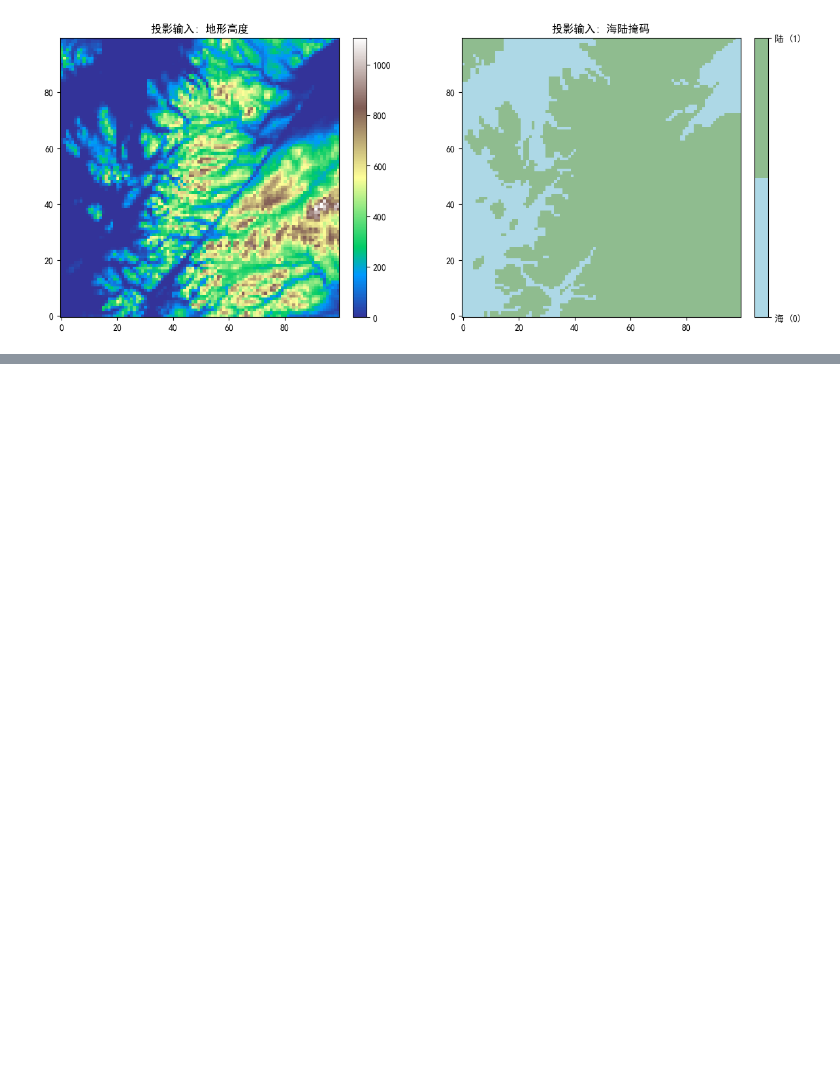
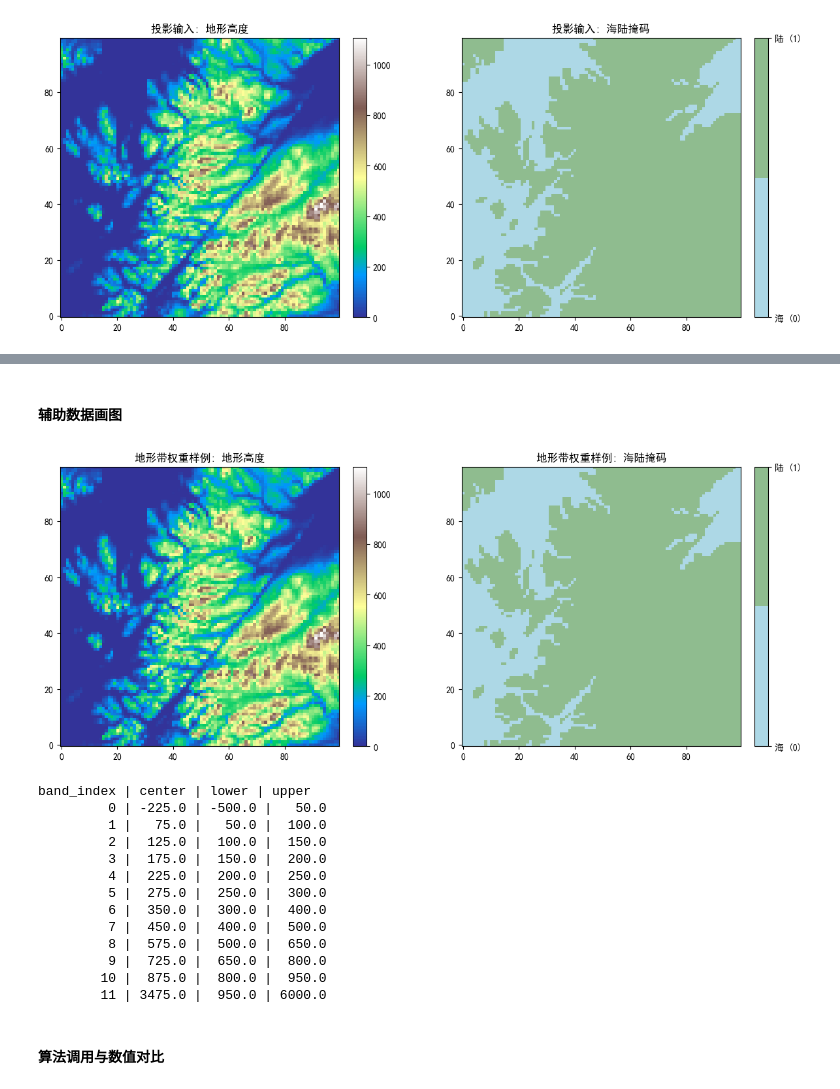
Before and after one commit to guoyunqian/NIMM_pip_repos, a Jupyter notebook: 00temp/generate_ancillary/nbs/generate_ancillary.ipynb, the cells around one changed output, grey strips where cells are left out. Drawn from its saved outputs; the diff is of its cells as text; code cells hidden in the pictures; blank space fills up the shorter version.

```diff
--- a/00temp/generate_ancillary/nbs/generate_ancillary.ipynb
+++ b/00temp/generate_ancillary/nbs/generate_ancillary.ipynb
@@ -490,0 +380,17 @@ band_index | center | lower | upper
+# %%
+orog_meb_path = CLI_INPUT_DIR / "input_orog_meb.nc"
+land_meb_path = CLI_INPUT_DIR / "input_land_meb.nc"
+require_files([orog_meb_path, land_meb_path], "地形带投影 meb")
+orography = meb.read_griddata_from_nc(str(orog_meb_path))
+landmask = meb.read_griddata_from_nc(str(land_meb_path))
+
+# 读取 JSON 格式的地形带上下界
+with open(BASIC_DIR / "bounds.json", "r", encoding="utf-8") as infile:
+    json_thresholds = json.load(infile)
+
+print("orography:", orography.name, orography.shape)
+print("landmask:", landmask.name, landmask.shape)
+print("="*11," 默认阈值 ","="*11)
+print(describe_bands(THRESHOLDS_DICT))
+print("="*11," JSON 阈值 ","="*11)
+print(describe_bands(json_thresholds))
@@ -761,0 +492,31 @@ max_abs(原方法CLI-KGO): 0.0
+# %% [markdown]
+#### 辅助数据画图
+# %%
+w_orog_path = W_CLI_INPUT / "input_orog_meb.nc"
+w_land_path = W_CLI_INPUT / "input_land_meb.nc"
+require_files([w_orog_path, w_land_path], "地形带权重投影 meb 输入")
+
+w_orography = meb.read_griddata_from_nc(str(w_orog_path))
+w_landmask = meb.read_griddata_from_nc(str(w_land_path))
+with open(WEIGHTS_BASIC / "bounds.json", encoding="utf-8") as f:
+    w_json_thresholds = json.load(f)
+
+plot_auxiliary_data("地形带权重样例", w_orography, w_landmask)
+print(describe_bands(THRESHOLDS_DICT))
+# %% [output]
+[figure, added]
+band_index | center | lower | upper
+         0 | -225.0 | -500.0 |   50.0
+         1 |   75.0 |   50.0 |  100.0
+         2 |  125.0 |  100.0 |  150.0
+         3 |  175.0 |  150.0 |  200.0
+         4 |  225.0 |  200.0 |  250.0
+         5 |  275.0 |  250.0 |  300.0
+         6 |  350.0 |  300.0 |  400.0
+         7 |  450.0 |  400.0 |  500.0
+         8 |  575.0 |  500.0 |  650.0
+         9 |  725.0 |  650.0 |  800.0
+        10 |  875.0 |  800.0 |  950.0
+        11 | 3475.0 |  950.0 | 6000.0
+# %% [markdown]
+#### 算法调用与数值对比
```
Also changed, not shown: parts of 76 cells of this notebook, 25 other files.
